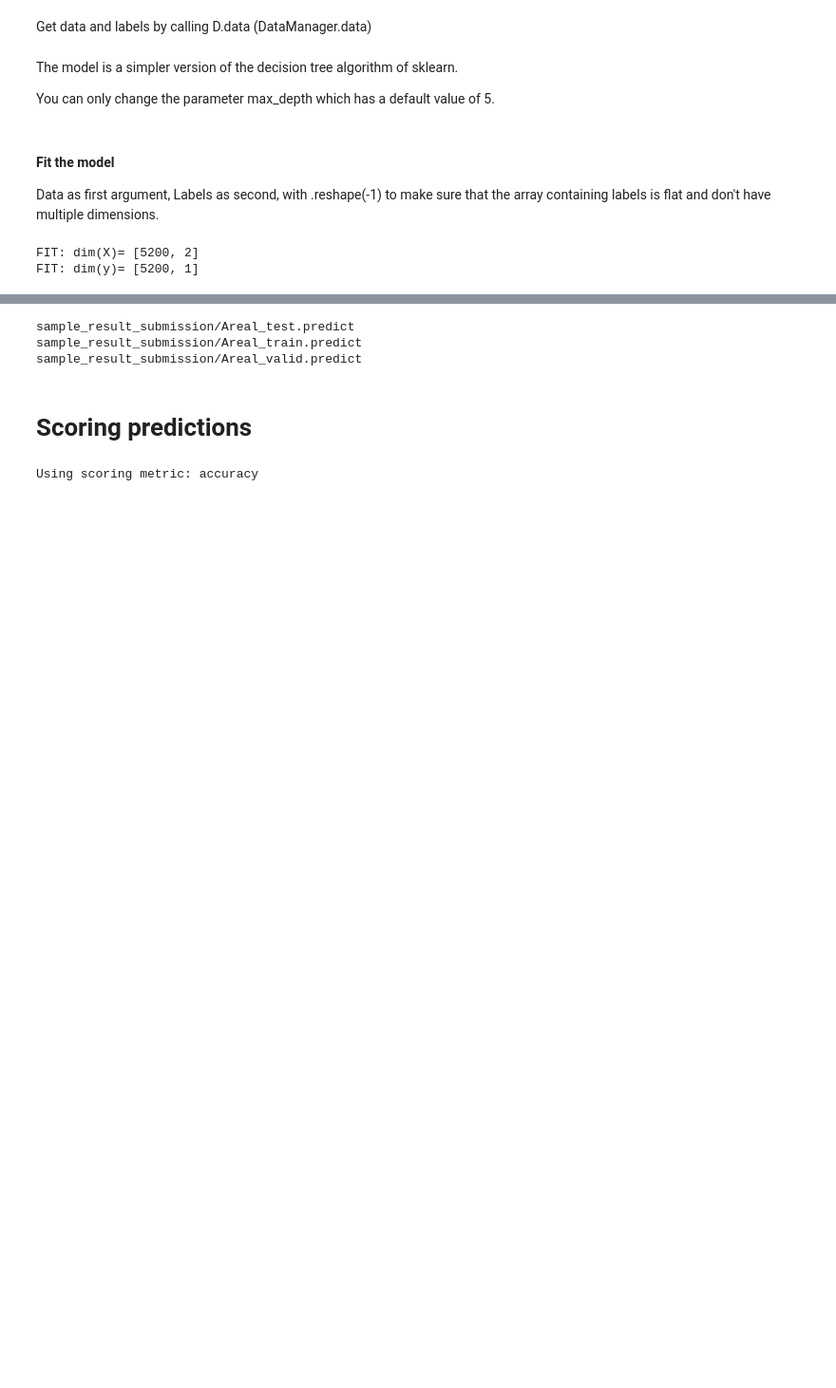
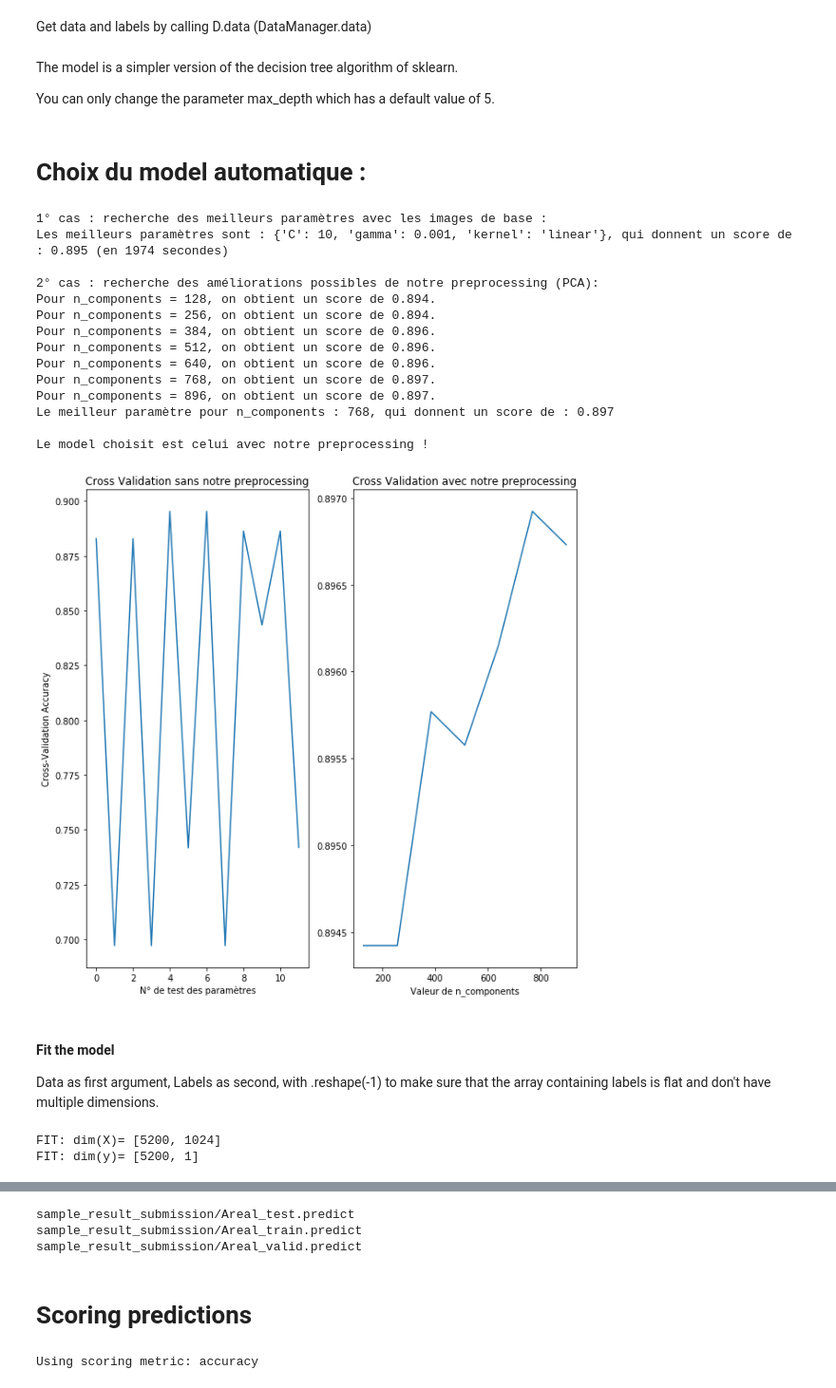
Before and after one commit to grpOrbiter/prepro_orbiter, a Jupyter notebook: starting_kit/README.ipynb, the cells around one changed output, grey strips where cells are left out. Shown at 95% size. Drawn from its saved outputs; the diff is of its cells as text; code cells hidden in the pictures; blank space fills up the shorter version.

```diff
--- a/starting_kit/README.ipynb
+++ b/starting_kit/README.ipynb
@@ -194,5 +194,7 @@ Y_train = D.data['Y_train']
 The model is a simpler version of the decision tree algorithm of sklearn.
 
 You can only change the parameter max_depth which has a default value of 5.
+# %% [markdown]
+# Choix du model automatique :
 # %%
 from model import baselineModel
@@ -201,11 +202,31 @@ M = baselineModel()
+# %%
+M = baselineModel()
+M = mdl.tests_auto(X_train, Y_train)
+# %% [output]
+1° cas : recherche des meilleurs paramètres avec les images de base :
+Les meilleurs paramètres sont : {'C': 10, 'gamma': 0.001, 'kernel': 'linear'}, qui donnent un score de : 0.895 (en 1974 secondes)
+
+2° cas : recherche des améliorations possibles de notre preprocessing (PCA):
+Pour n_components = 128, on obtient un score de 0.894.
+Pour n_components = 256, on obtient un score de 0.894.
+Pour n_components = 384, on obtient un score de 0.896.
+Pour n_components = 512, on obtient un score de 0.896.
+Pour n_components = 640, on obtient un score de 0.896.
+Pour n_components = 768, on obtient un score de 0.897.
+Pour n_components = 896, on obtient un score de 0.897.
+Le meilleur paramètre pour n_components : 768, qui donnent un score de : 0.897
+
+Le model choisit est celui avec notre preprocessing !
+[figure, added]
 # %% [markdown]
 #### Fit the model
 
 Data as first argument, Labels as second, with .reshape(-1) to make sure that the array containing labels is flat and don't have multiple dimensions.
 # %%
+M.best_prepro = False
 M.fit(X_train, Y_train.reshape(-1))
 # %% [output]
-FIT: dim(X)= [5200, 2]
+FIT: dim(X)= [5200, 1024]
 FIT: dim(y)= [5200, 1]
 # %%
 Y_hat_train = M.predict(D.data['X_train'])
```
Also changed, not shown: parts of 12 cells of this notebook, 1 other file.
